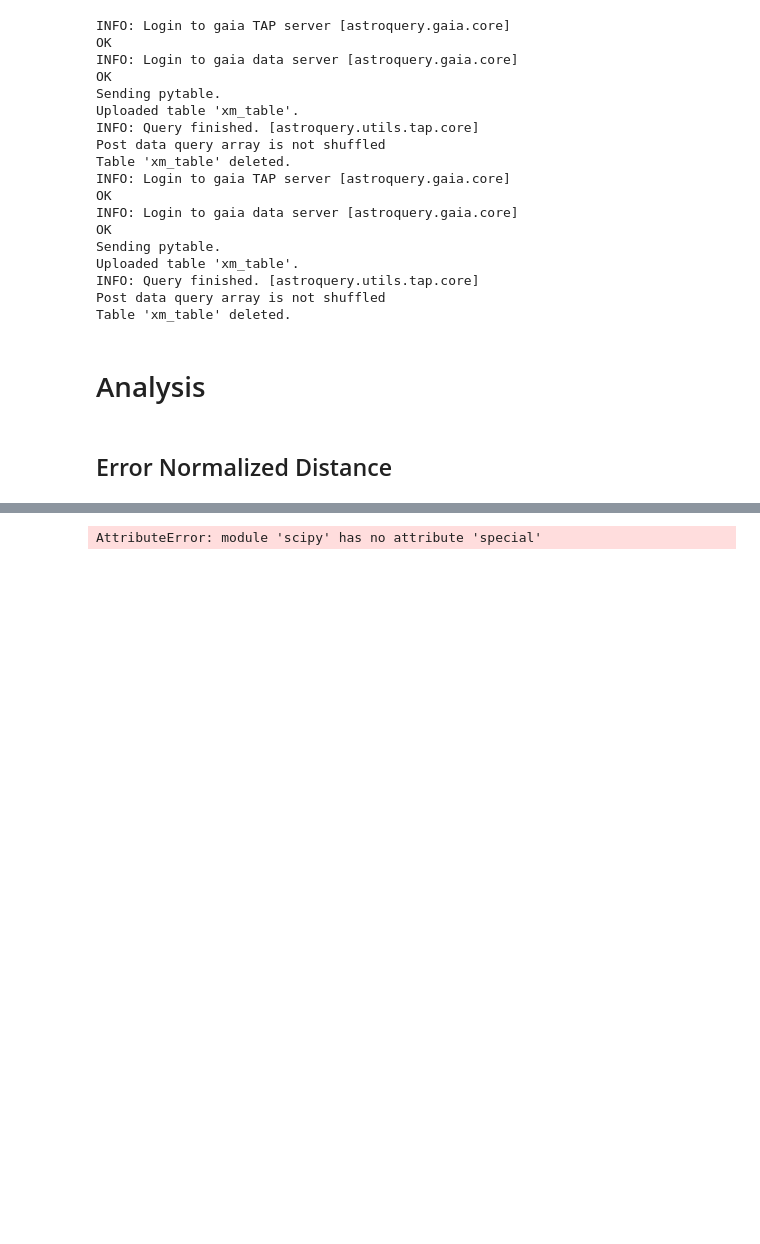
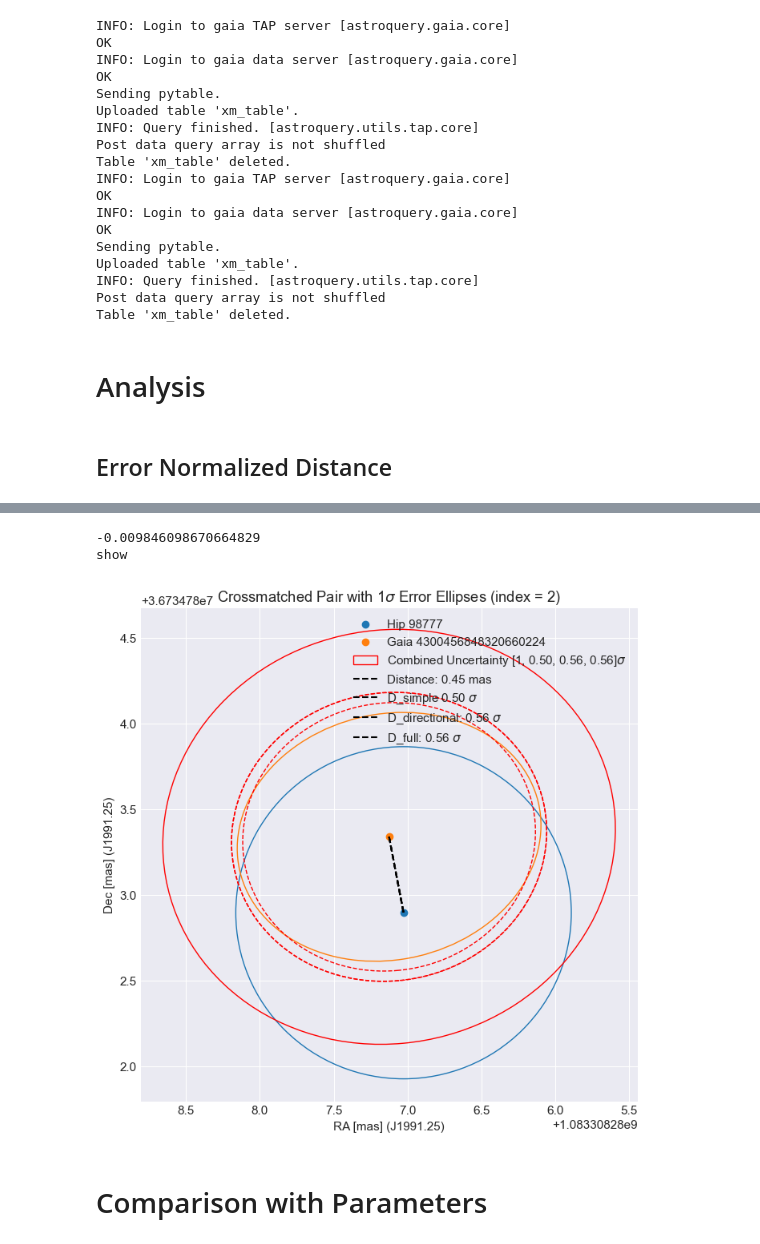
Before and after one commit to RenVit318/masterproject, a Jupyter notebook: src/notebooks/error_normalized_distance_study_marrese.ipynb, the cells around one changed output, grey strips where cells are left out. Cells and saved outputs as stored; diff of their text form; code cells hidden in the pictures; blank space fills up the shorter version.

```diff
--- a/src/notebooks/error_normalized_distance_study_marrese.ipynb
+++ b/src/notebooks/error_normalized_distance_study_marrese.ipynb
@@ -283,6 +308,9 @@ plt.show()
 # %%
+#quick mass plot
+
 # Plot single crossmatch with error ellipses
 center_on_gaia = False
+coordinates = 'cartesian'
 deg_to_mas = 3600*1e3
 i = np.random.choice(crossmatch_idxs.shape[0])
 ###
@@ -296,14 +324,19 @@ if center_on_gaia:
     pos_hipp -= pos_gaia
     pos_gaia -= pos_gaia
 
-unc_hipp = np.array([pos_hipp_table_full[i][2], pos_hipp_table_full[i][3], 0])
-unc_gaia = np.array([pos_gaia_table_full[i]['e_ra_prop'], pos_gaia_table_full[i]['e_de_prop'], pos_gaia_table_full[i]['ra_dec_prop']])
+if coordinates == 'cartesian':
+    # Then we have to make sure the alpha-uncertainties are scaled back to normal
+    hipp_dec_rad, gaia_dec_rad = np.radians(pos_hipp[1]/3.6e6), np.radians(pos_gaia[1]/3.6e6) # 3600 * 1e3 = 3.6e6
+    hipp_ra_corr, gaia_ra_corr = np.cos(hipp_dec_rad), np.cos(gaia_dec_rad)
+
+unc_hipp = np.array([pos_hipp_table_full[i][2]**2, pos_hipp_table_full[i][3]**2, 0])
+unc_gaia = np.array([(pos_gaia_table_full[i]['e_ra_prop']/hipp_ra_corr)**2, (pos_gaia_table_full[i]['e_de_prop']/gaia_ra_corr)**2, pos_gaia_table_full[i]['ra_dec_prop']])
 
 # Distance measure using all four different methods
-distance_mas = compute_error_normalized_distance(pos_hipp, pos_gaia, unc_hipp, unc_gaia, method='none')
-D_simple = compute_error_normalized_distance(pos_hipp, pos_gaia, unc_hipp, unc_gaia, method='simple')
-D_directional = compute_error_normalized_distance(pos_hipp, pos_gaia, unc_hipp, unc_gaia, method='directional')
-D_full = compute_error_normalized_distance(pos_hipp, pos_gaia, unc_hipp, unc_gaia, method='full')
+distance_mas = compute_error_normalized_distance(pos_hipp, pos_gaia, unc_hipp, unc_gaia, method='none', coordinates=coordinates)
+D_simple = compute_error_normalized_distance(pos_hipp, pos_gaia, unc_hipp, unc_gaia, method='simple', coordinates=coordinates)
+D_directional = compute_error_normalized_distance(pos_hipp, pos_gaia, unc_hipp, unc_gaia, method='directional', coordinates=coordinates)
+D_full = compute_error_normalized_distance(pos_hipp, pos_gaia, unc_hipp, unc_gaia, method='full', coordinates=coordinates)
 
 # Draw error ellipses individually using agapylib
 ellipse_kwargs = {
@@ -312,32 +345,44 @@ ellipse_kwargs = {
 }
 ellipse_hipp = error_ellipses(pos_hipp, unc_hipp, 1, **ellipse_kwargs, ec='C0')
 ellipse_gaia = error_ellipses(pos_gaia, unc_gaia, 1, **ellipse_kwargs, ec='C1')
+ellipse_combined = error_ellipses(pos_gaia, unc_gaia+unc_hipp, 1, **ellipse_kwargs, ec='red', label=rf'Combined Uncertainty [1, {D_simple:.2f}, {D_directional:.2f}, {D_full:.2f}]$\sigma$')
+ellipse_combined_D = error_ellipses(pos_gaia, unc_gaia+unc_hipp, [D_simple, D_directional, D_full], **ellipse_kwargs, ec='red', ls='--')#$, label=rf'Combined Uncertainty {D_full:.2f}$\sigma$')
 
 fig = plt.figure(figsize=(8,8))
 ax = fig.add_subplot()
 
 ax.scatter(pos_hipp[0], pos_hipp[1], c='C0', label=f'Hip {crossmatch_idxs[i][0]}')
 ax.add_patch(ellipse_hipp[0])
 
 ax.scatter(pos_gaia[0], pos_gaia[1], c='C1', label=f'Gaia {crossmatch_idxs[i][1]}')
 ax.add_patch(ellipse_gaia[0])
+
+ax.add_patch(ellipse_combined[0])
+for i in range(len(ellipse_combined_D)):
+    ax.add_patch(ellipse_combined_D[i])
+
 
 ax.plot([pos_gaia[0], pos_hipp[0]], [pos_gaia[1], pos_hipp[1]], c='black', ls='--', label=f'Distance: {distance_mas:.2f} mas')
 ax.plot([pos_gaia[0], pos_hipp[0]], [pos_gaia[1], pos_hipp[1]], c='black', ls='--', label=fr'D_simple {D_simple:.2f} $\sigma$')
 ax.plot([pos_gaia[0], pos_hipp[0]], [pos_gaia[1], pos_hipp[1]], c='black', ls='--', label=fr'D_directional: {D_directional:.2f} $\sigma$')
 ax.plot([pos_gaia[0], pos_hipp[0]], [pos_gaia[1], pos_hipp[1]], c='black', ls='--', label=fr'D_full: {D_full:.2f} $\sigma$')
 
 if center_on_gaia:
     ax.set_xlabel(r'$\Delta$ RA [mas]')
     ax.set_ylabel(r'$\Delta$ Dec [mas]')
 else:
     ax.set_xlabel('RA [mas] (J1991.25)')
     ax.set_ylabel('Dec [mas] (J1991.25)')
 ax.set_title(rf'Crossmatched Pair with 1$\sigma$ Error Ellipses (index = {i})')
 
 ax.invert_xaxis()
 plt.legend()
-plt.savefig('temp.png', bbox_inches='tight')
+plt.savefig(f'temp{k}.png', bbox_inches='tight')
+print('show')
 plt.show()
 # %% [output]
-AttributeError: module 'scipy' has no attribute 'special'
+-0.009846098670664829
+show
+[figure, added]
+# %% [markdown]
+# Comparison with Parameters
```
Also changed, not shown: parts of 4 cells of this notebook, 2 other files.
